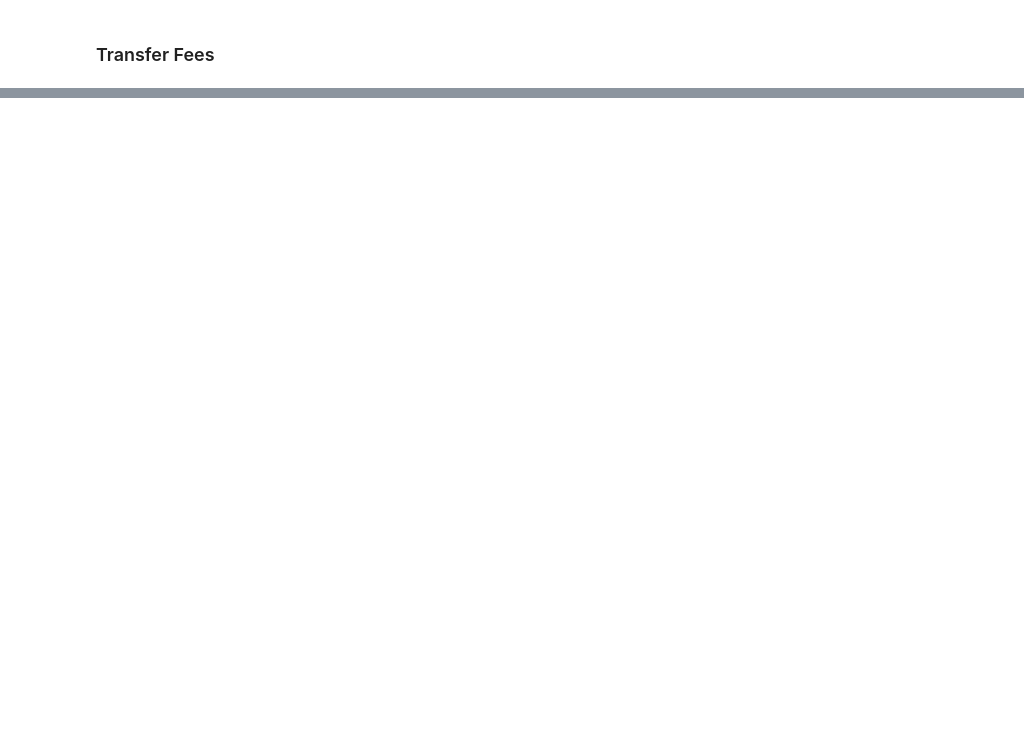
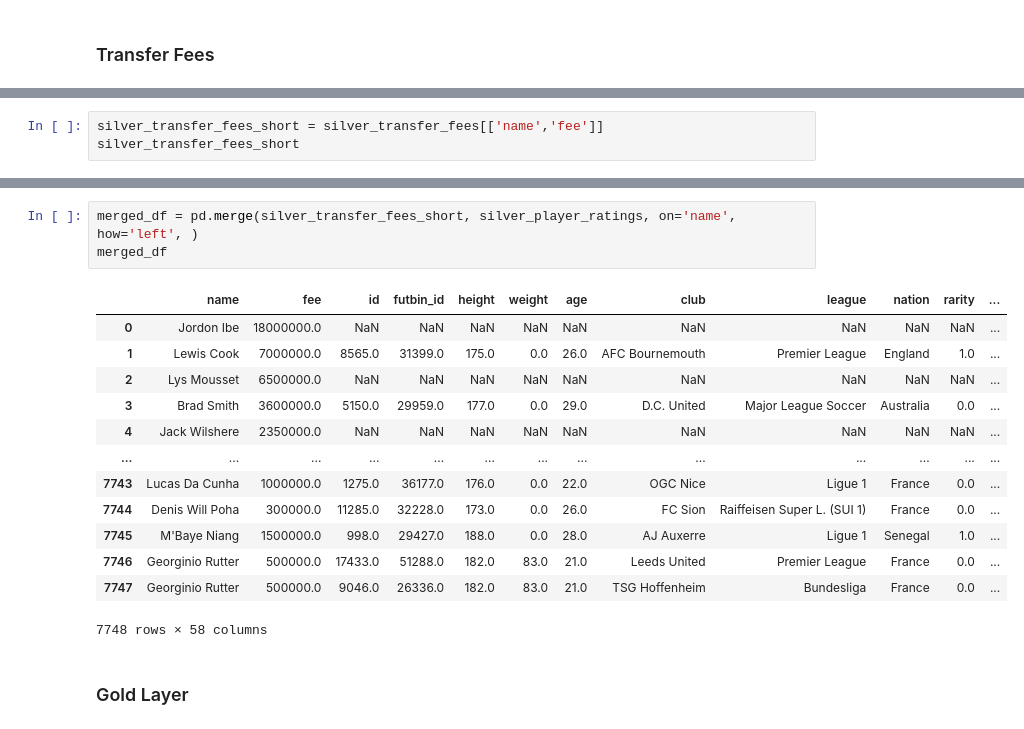
Before and after one commit to brandon-ds/siads593-M1, a Jupyter notebook: notebooks/data_preprocessing.ipynb, the cells around one changed output, grey strips where cells are left out. Cells and saved outputs as stored; diff of their text form; blank space fills up the shorter version.

```diff
--- a/notebooks/data_preprocessing.ipynb
+++ b/notebooks/data_preprocessing.ipynb
@@ -210,0 +206,3 @@ preprocessed_transfer_fees
+# %%
+silver_transfer_fees_short = silver_transfer_fees[['name','fee']]
+silver_transfer_fees_short
@@ -210,0 +223,19 @@ preprocessed_transfer_fees
+# %%
+merged_df = pd.merge(silver_transfer_fees_short, silver_player_ratings, on='name', how='left', )
+merged_df
+# %% [output]
+|  | name | fee | id | futbin_id | height | weight | age | club | league | nation | rarity | ... |
+| 0 | Jordon Ibe | 18000000.0 | NaN | NaN | NaN | NaN | NaN | NaN | NaN | NaN | NaN | ... |
+| 1 | Lewis Cook | 7000000.0 | 8565.0 | 31399.0 | 175.0 | 0.0 | 26.0 | AFC Bournemouth | Premier League | England | 1.0 | ... |
+| 2 | Lys Mousset | 6500000.0 | NaN | NaN | NaN | NaN | NaN | NaN | NaN | NaN | NaN | ... |
+| 3 | Brad Smith | 3600000.0 | 5150.0 | 29959.0 | 177.0 | 0.0 | 29.0 | D.C. United | Major League Soccer | Australia | 0.0 | ... |
+| 4 | Jack Wilshere | 2350000.0 | NaN | NaN | NaN | NaN | NaN | NaN | NaN | NaN | NaN | ... |
+| ... | ... | ... | ... | ... | ... | ... | ... | ... | ... | ... | ... | ... |
+| 7743 | Lucas Da Cunha | 1000000.0 | 1275.0 | 36177.0 | 176.0 | 0.0 | 22.0 | OGC Nice | Ligue 1 | France | 0.0 | ... |
+| 7744 | Denis Will Poha | 300000.0 | 11285.0 | 32228.0 | 173.0 | 0.0 | 26.0 | FC Sion | Raiffeisen Super L. (SUI 1) | France | 0.0 | ... |
+| 7745 | M'Baye Niang | 1500000.0 | 998.0 | 29427.0 | 188.0 | 0.0 | 28.0 | AJ Auxerre | Ligue 1 | Senegal | 1.0 | ... |
+| 7746 | Georginio Rutter | 500000.0 | 17433.0 | 51288.0 | 182.0 | 83.0 | 21.0 | Leeds United | Premier League | France | 0.0 | ... |
+| 7747 | Georginio Rutter | 500000.0 | 9046.0 | 26336.0 | 182.0 | 83.0 | 21.0 | TSG Hoffenheim | Bundesliga | France | 0.0 | ... |
+7748 rows × 58 columns
+# %% [markdown]
+### Gold Layer
```
Also changed, not shown: parts of 9 cells of this notebook, 3 other files.
